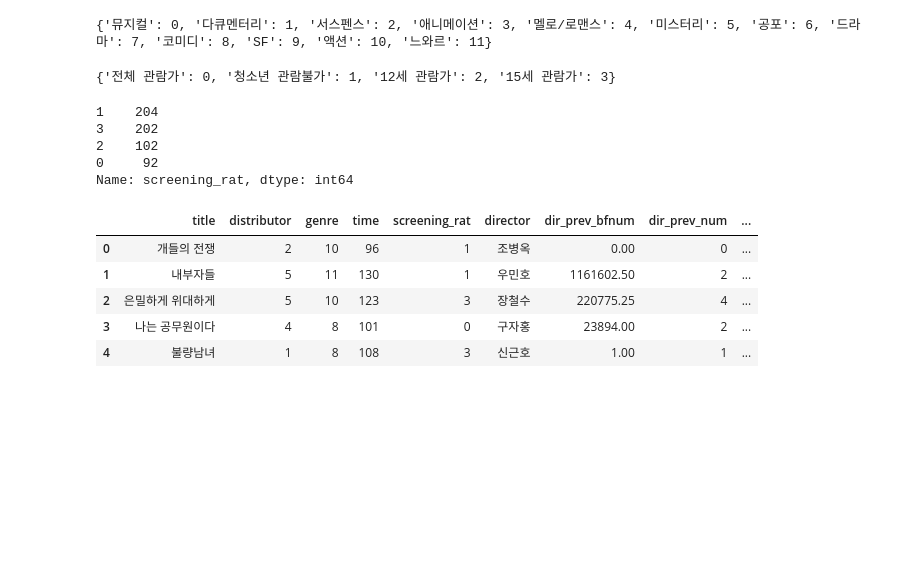
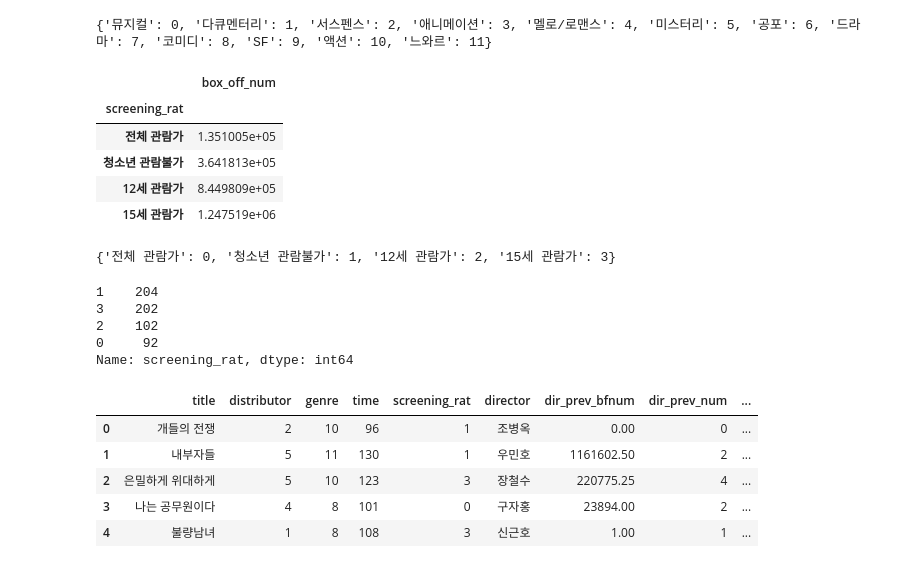
Before and after one commit to soyoonjeong/Kaggle-Dacon, a Jupyter notebook: 영화_관객수_예측_모델_개발_수정.ipynb, the cells around one changed output. Drawn from its saved outputs; the diff is of its cells as text; code cells hidden in the pictures; blank space fills up the shorter version.

```diff
--- a/영화_관객수_예측_모델_개발_수정.ipynb
+++ b/영화_관객수_예측_모델_개발_수정.ipynb
@@ -216,4 +233,13 @@ train_data, test_data = labelEncoding(train_data, test_data, 'distributor')
 train_data, test_data = labelEncoding(train_data, test_data, 'genre')
 # %% [output]
 {'뮤지컬': 0, '다큐멘터리': 1, '서스펜스': 2, '애니메이션': 3, '멜로/로맨스': 4, '미스터리': 5, '공포': 6, '드라마': 7, '코미디': 8, 'SF': 9, '액션': 10, '느와르': 11}
+# %%
+train_data[['screening_rat', 'box_off_num']].groupby('screening_rat').mean().sort_values('box_off_num', ascending=True)
+# %% [output]
+|  | box_off_num |
+| screening_rat |  |
+| 전체 관람가 | 1.351005e+05 |
+| 청소년 관람불가 | 3.641813e+05 |
+| 12세 관람가 | 8.449809e+05 |
+| 15세 관람가 | 1.247519e+06 |
 # %%
```
Also changed, not shown: parts of 3 cells of this notebook.
